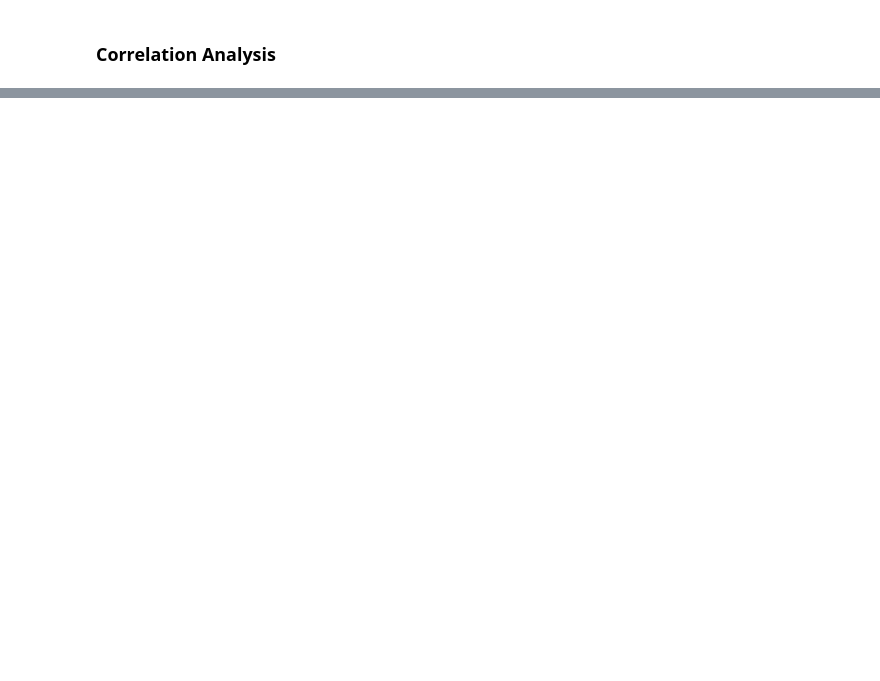
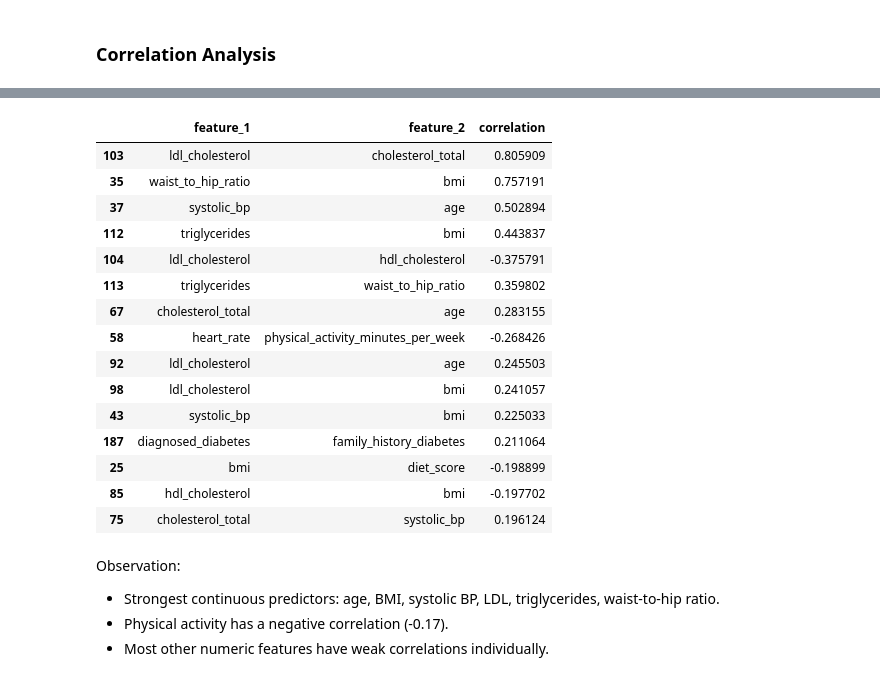
Before and after one commit to JoseAlfaro12/playground-series-s5e12, a Jupyter notebook: Scripts/EDA.ipynb, the cells around one changed output, grey strips where cells are left out. Cells and saved outputs as stored; diff of their text form; code cells hidden in the pictures; blank space fills up the shorter version.

```diff
--- a/Scripts/EDA.ipynb
+++ b/Scripts/EDA.ipynb
@@ -279,0 +282,48 @@ Name: diagnosed_diabetes, dtype: float64
+# %%
+# Select numeric columns
+numeric_cols = train.select_dtypes(include='number')
+corr_matrix = numeric_cols.corr()
+
+# Create a mask for the upper triangle
+mask = np.triu(np.ones_like(corr_matrix, dtype=bool))
+
+# Convert correlation matrix to long-format DataFrame (pairs of features)
+corr_df = (
+    corr_matrix.where(~mask)  # keep only lower triangle (or upper with ~mask)
+               .stack()      # convert to long format
+               .reset_index()  # reset index
+               .rename(columns={'level_0':'feature_1', 'level_1':'feature_2', 0:'correlation'})
+)
+
+# Add absolute correlation column
+corr_df['abs_correlation'] = corr_df['correlation'].abs()
+
+# Keep only the top 15 highest correlations
+top_corr_df = corr_df.sort_values(by='abs_correlation', ascending=False).head(15)
+
+# Drop the helper column if you don't need it
+top_corr_df = top_corr_df.drop(columns='abs_correlation')
+
+top_corr_df
+# %% [output]
+|  | feature_1 | feature_2 | correlation |
+| 103 | ldl_cholesterol | cholesterol_total | 0.805909 |
+| 35 | waist_to_hip_ratio | bmi | 0.757191 |
+| 37 | systolic_bp | age | 0.502894 |
+| 112 | triglycerides | bmi | 0.443837 |
+| 104 | ldl_cholesterol | hdl_cholesterol | -0.375791 |
+| 113 | triglycerides | waist_to_hip_ratio | 0.359802 |
+| 67 | cholesterol_total | age | 0.283155 |
+| 58 | heart_rate | physical_activity_minutes_per_week | -0.268426 |
+| 92 | ldl_cholesterol | age | 0.245503 |
+| 98 | ldl_cholesterol | bmi | 0.241057 |
+| 43 | systolic_bp | bmi | 0.225033 |
+| 187 | diagnosed_diabetes | family_history_diabetes | 0.211064 |
+| 25 | bmi | diet_score | -0.198899 |
+| 85 | hdl_cholesterol | bmi | -0.197702 |
+| 75 | cholesterol_total | systolic_bp | 0.196124 |
+# %% [markdown]
+Observation:
+- Strongest continuous predictors: age, BMI, systolic BP, LDL, triglycerides, waist-to-hip ratio.
+- Physical activity has a negative correlation (-0.17).
+- Most other numeric features have weak correlations individually.
```
Also changed, not shown: parts of 26 cells of this notebook.
